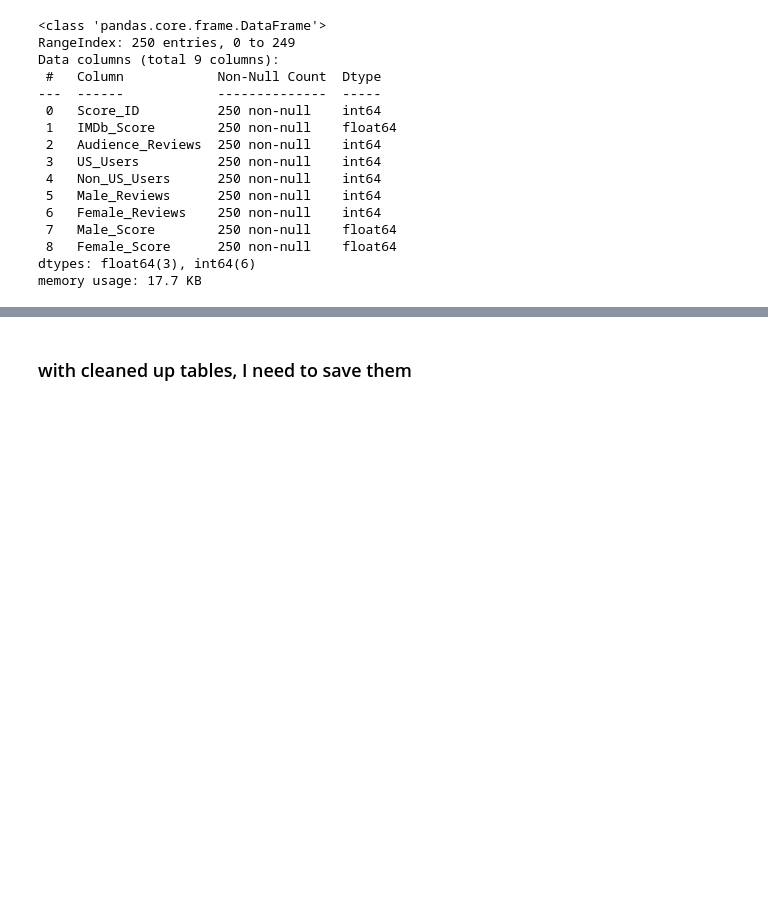
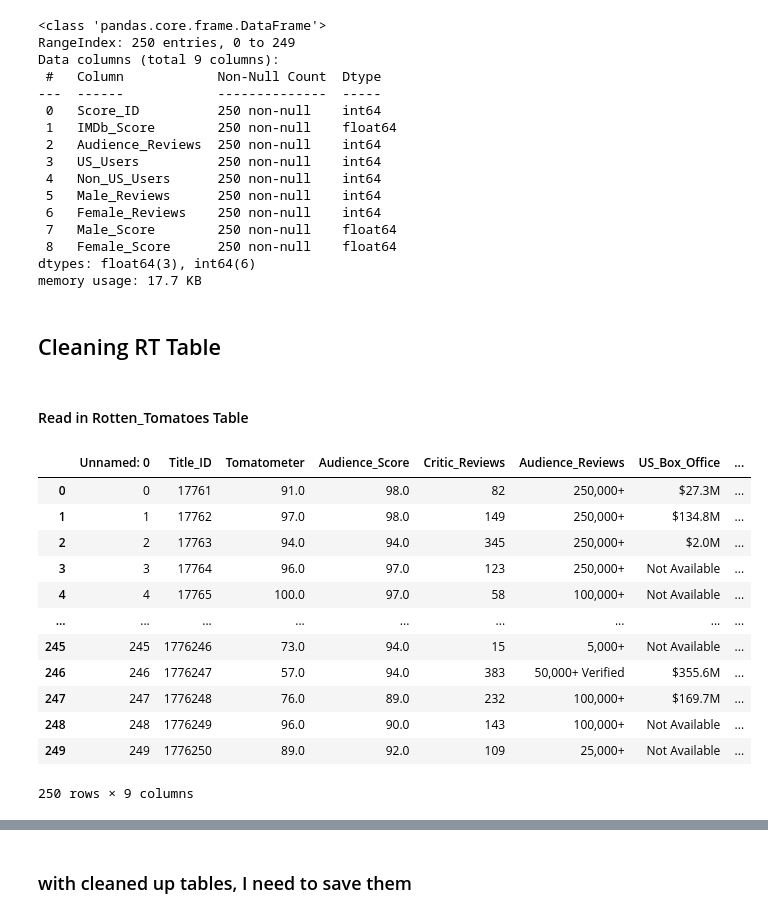
Before and after one commit to HannahSolima/Capstone, a Jupyter notebook: Notebooks/Clean_Data.ipynb, the cells around one changed output, grey strips where cells are left out. Drawn from its saved outputs; the diff is of its cells as text; code cells hidden in the pictures; blank space fills up the shorter version.

Commit message:
cleaning data

```diff
--- a/Notebooks/Clean_Data.ipynb
+++ b/Notebooks/Clean_Data.ipynb
@@ -163,0 +183,22 @@ clean audience revies (ex. 250,000 + to 250K+)
+# %% [markdown]
+## Cleaning RT Table
+# %% [markdown]
+#### Read in Rotten_Tomatoes Table
+# %%
+rt_df = pd.read_csv('../Data/Old_Dirty_Data/RT.csv')
+# %%
+rt_df
+# %% [output]
+|  | Unnamed: 0 | Title_ID | Tomatometer | Audience_Score | Critic_Reviews | Audience_Reviews | US_Box_Office | ... |
+| 0 | 0 | 17761 | 91.0 | 98.0 | 82 | 250,000+ | $27.3M | ... |
+| 1 | 1 | 17762 | 97.0 | 98.0 | 149 | 250,000+ | $134.8M | ... |
+| 2 | 2 | 17763 | 94.0 | 94.0 | 345 | 250,000+ | $2.0M | ... |
+| 3 | 3 | 17764 | 96.0 | 97.0 | 123 | 250,000+ | Not Available | ... |
+| 4 | 4 | 17765 | 100.0 | 97.0 | 58 | 100,000+ | Not Available | ... |
+| ... | ... | ... | ... | ... | ... | ... | ... | ... |
+| 245 | 245 | 1776246 | 73.0 | 94.0 | 15 | 5,000+ | Not Available | ... |
+| 246 | 246 | 1776247 | 57.0 | 94.0 | 383 | 50,000+ Verified | $355.6M | ... |
+| 247 | 247 | 1776248 | 76.0 | 89.0 | 232 | 100,000+ | $169.7M | ... |
+| 248 | 248 | 1776249 | 96.0 | 90.0 | 143 | 100,000+ | Not Available | ... |
+| 249 | 249 | 1776250 | 89.0 | 92.0 | 109 | 25,000+ | Not Available | ... |
+250 rows × 9 columns
```
Also changed, not shown: parts of 18 cells of this notebook, 3 other files.
